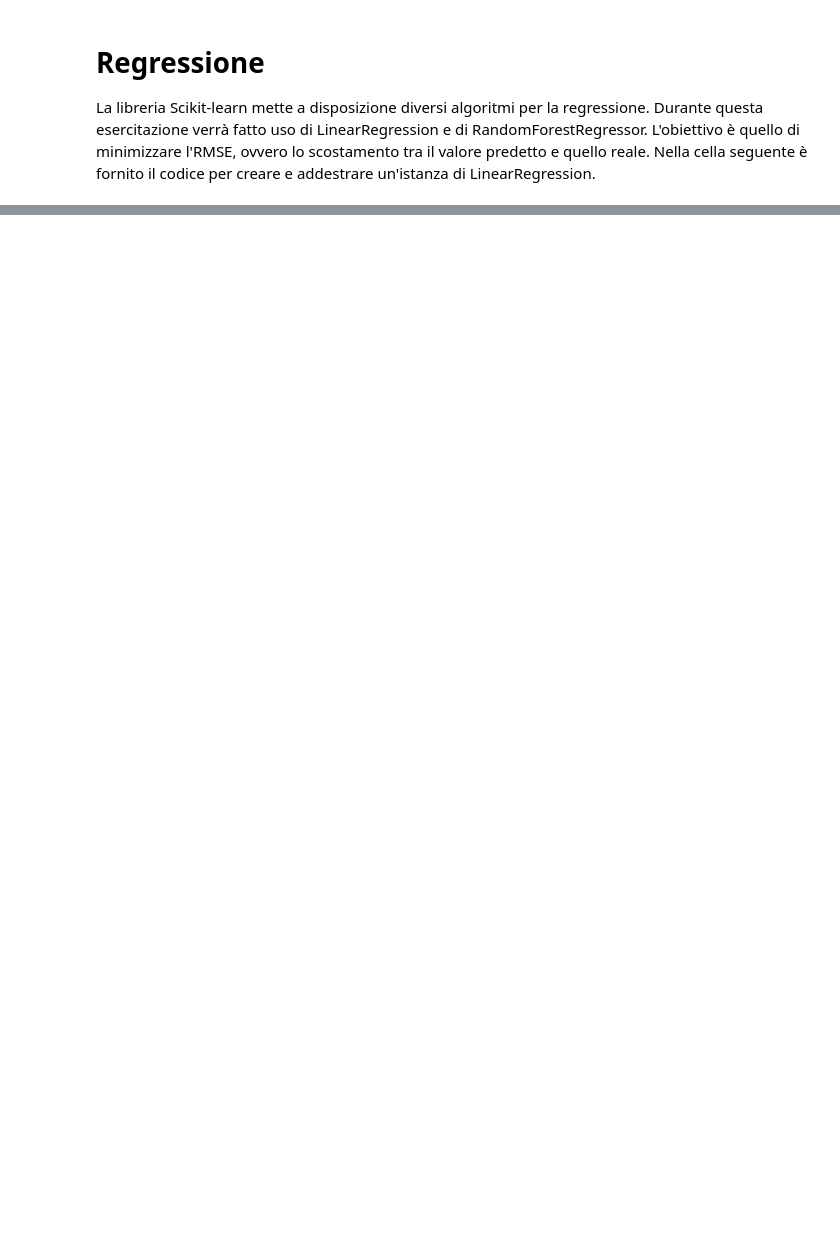
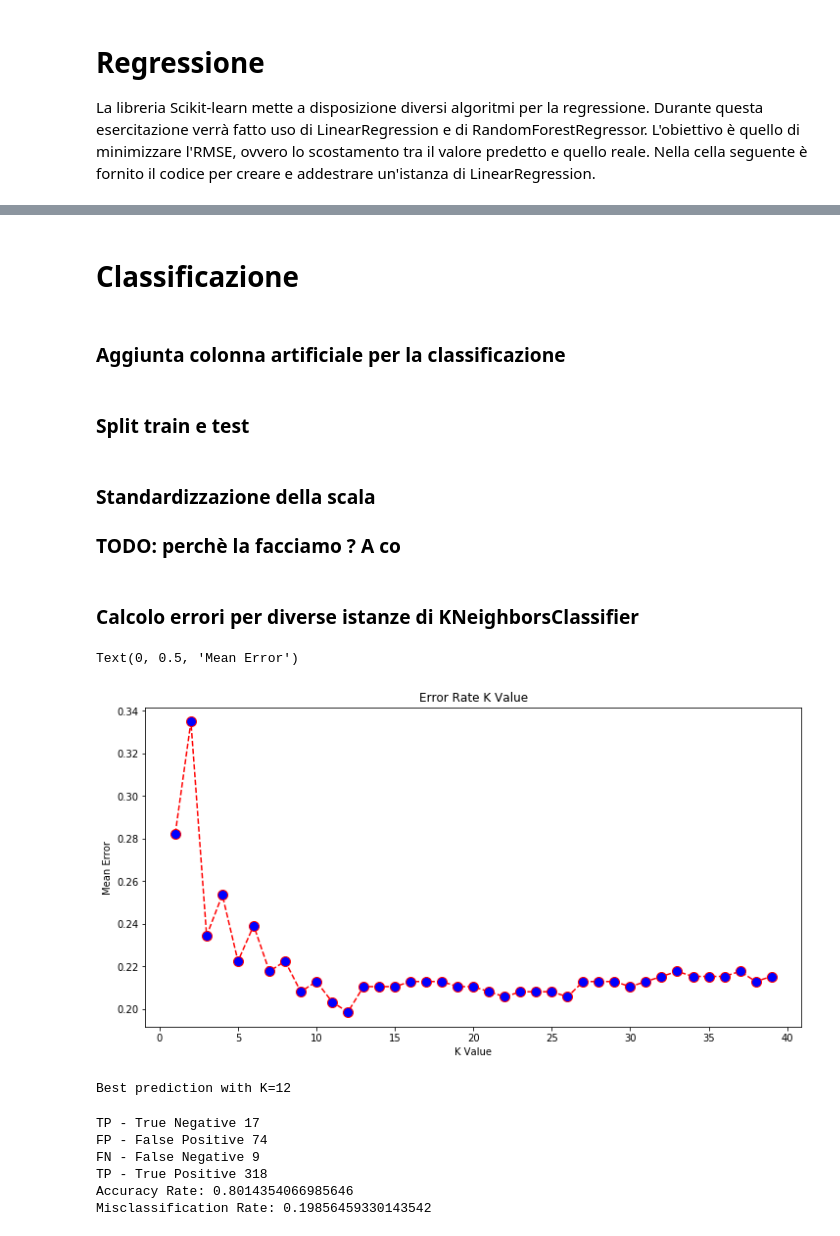
Before and after one commit to aleksandarstojkovski/SUPSI_Machine_Learning, a Jupyter notebook: students.ipynb, the cells around one changed output, grey strips where cells are left out. Saved outputs shown, nothing was run; the diff lists cells and outputs as text; code cells hidden in the pictures; blank space fills up the shorter version.

Commit message:
Added KNeighborsClassifier

```diff
--- a/students.ipynb
+++ b/students.ipynb
@@ -375,0 +383,4 @@ plt.show()
+# %% [markdown]
+# Classificazione
+# %% [markdown]
+### Aggiunta colonna artificiale per la classificazione
@@ -375,0 +397,54 @@ plt.show()
+# %% [markdown]
+### Split train e test
+# %%
+# la feature che vogliamo predirre è G3
+y_features='G3_category'
+
+# le feature che vogliamo usare per predirre
+x_features=['higher_no','higher_yes','famsup_no','famsup_yes','romantic_no', 'romantic_yes', 'Walc','paid_no', 'paid_yes','failures','Fedu','studytime']
+
+# usiamo Mother e Father education
+indexes = [df_encoded.columns.get_loc(col) for col in x_features]
+data_x = df_encoded.values[:,indexes]
+data_x = data_x.astype(np.float32)
+
+# data_y conterrà solo G3
+data_y = df_encoded[y_features].values
+data_y = data_y.astype(np.float32)
+# %%
+test_portion = 0.4
+train_x, test_x, train_y, test_y = train_test_split(data_x, data_y, test_size=test_portion, random_state=1)
+# %% [markdown]
+### Standardizzazione della scala
+### TODO: perchè la facciamo ? A co
+# %%
+scaler = StandardScaler()
+scaler.fit(train_x)
+train_x = scaler.transform(train_x)
+test_x = scaler.transform(test_x)
+# %% [markdown]
+### Calcolo errori per diverse istanze di KNeighborsClassifier
+# %%
+errors = []
+predictions = []
+
+# Calculating error for K values between 1 and 40
+for i in range(1, 40):
+    knn = KNeighborsClassifier(n_neighbors=i)
+    knn.fit(train_x, train_y)
+    predictions.append(knn.predict(test_x))
+    errors.append(np.mean(predictions[i-1] != test_y))
+# %%
+plt.figure(figsize=(12, 6))
+plt.plot(range(1, 40), errors, color='red', linestyle='dashed', marker='o',
+         markerfacecolor='blue', markersize=10)
+plt.title('Error Rate K Value')
+plt.xlabel('K Value')
+plt.ylabel('Mean Error')
+# %% [output]
+Text(0, 0.5, 'Mean Error')
+[figure, added]
+# %%
+print("Best prediction with K={}".format(errors.index(min(errors))+1))
+# %% [output]
+Best prediction with K=12
@@ -375,0 +453,17 @@ plt.show()
+# %%
+# Print out confusion matrix
+cmat = confusion_matrix(test_y, best_prediction)
+#print(cmat)
+print('TP - True Negative {}'.format(cmat[0,0]))
+print('FP - False Positive {}'.format(cmat[0,1]))
+print('FN - False Negative {}'.format(cmat[1,0]))
+print('TP - True Positive {}'.format(cmat[1,1]))
+print('Accuracy Rate: {}'.format(np.divide(np.sum([cmat[0,0],cmat[1,1]]),np.sum(cmat))))
+print('Misclassification Rate: {}'.format(np.divide(np.sum([cmat[0,1],cmat[1,0]]),np.sum(cmat))))
+# %% [output]
+TP - True Negative 17
+FP - False Positive 74
+FN - False Negative 9
+TP - True Positive 318
+Accuracy Rate: 0.8014354066985646
+Misclassification Rate: 0.19856459330143542
```
Also changed, not shown: parts of 10 cells of this notebook.
